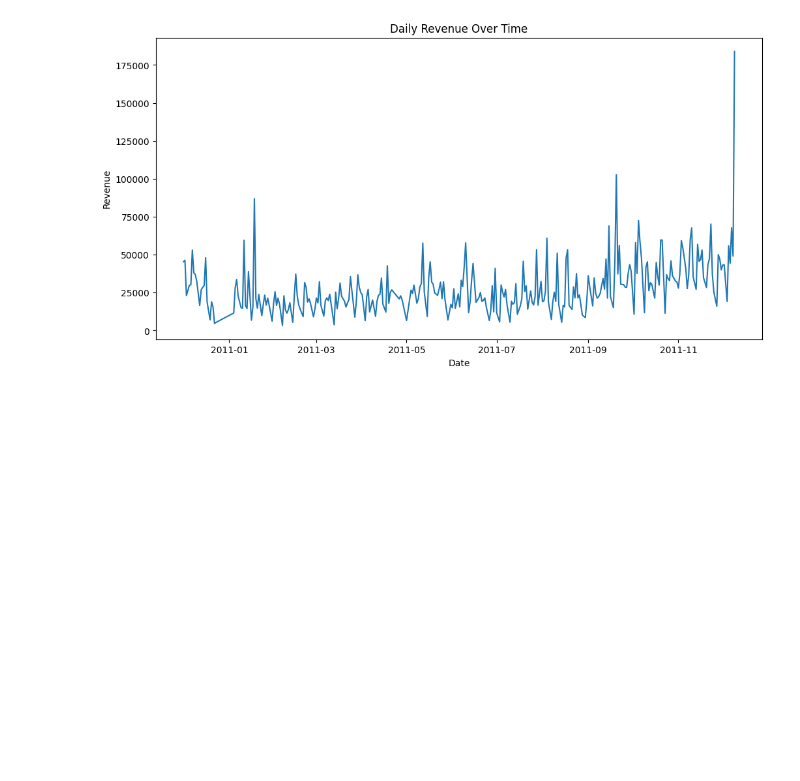
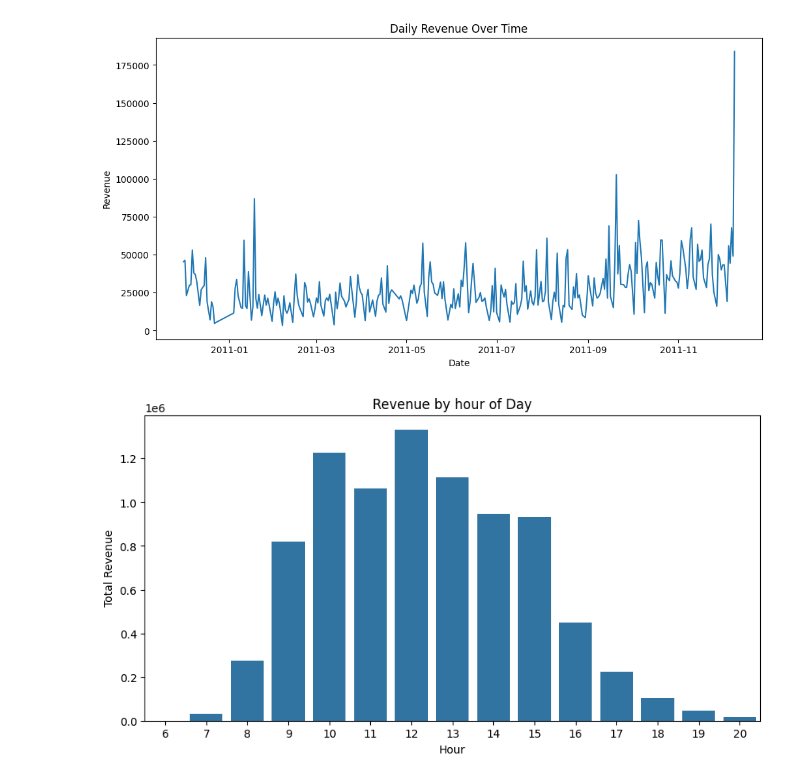
Before and after one commit to ZainabManzoorr/ecommerce-customer-intelligence, a Jupyter notebook: transactions.ipynb, the cells around one changed output. Drawn from its saved outputs; the diff is of its cells as text; code cells hidden in the pictures; blank space fills up the shorter version.

Commit message:
Added visualisations for revenue pver hour of a day

```diff
--- a/transactions.ipynb
+++ b/transactions.ipynb
@@ -15,3 +15,12 @@ plt.ylabel("Revenue")
 plt.show()
 # %% [output]
 [figure]
+# %%
+plt.figure(figsize=(10,5))
+sns.barplot(x=transactions['Hour'],y=transactions['Revenue'],estimator=sum,errorbar=None)
+plt.title("Revenue by hour of Day")
+plt.xlabel('Hour')
+plt.ylabel("Total Revenue")
+plt.show()
+# %% [output]
+[figure, added]
```
